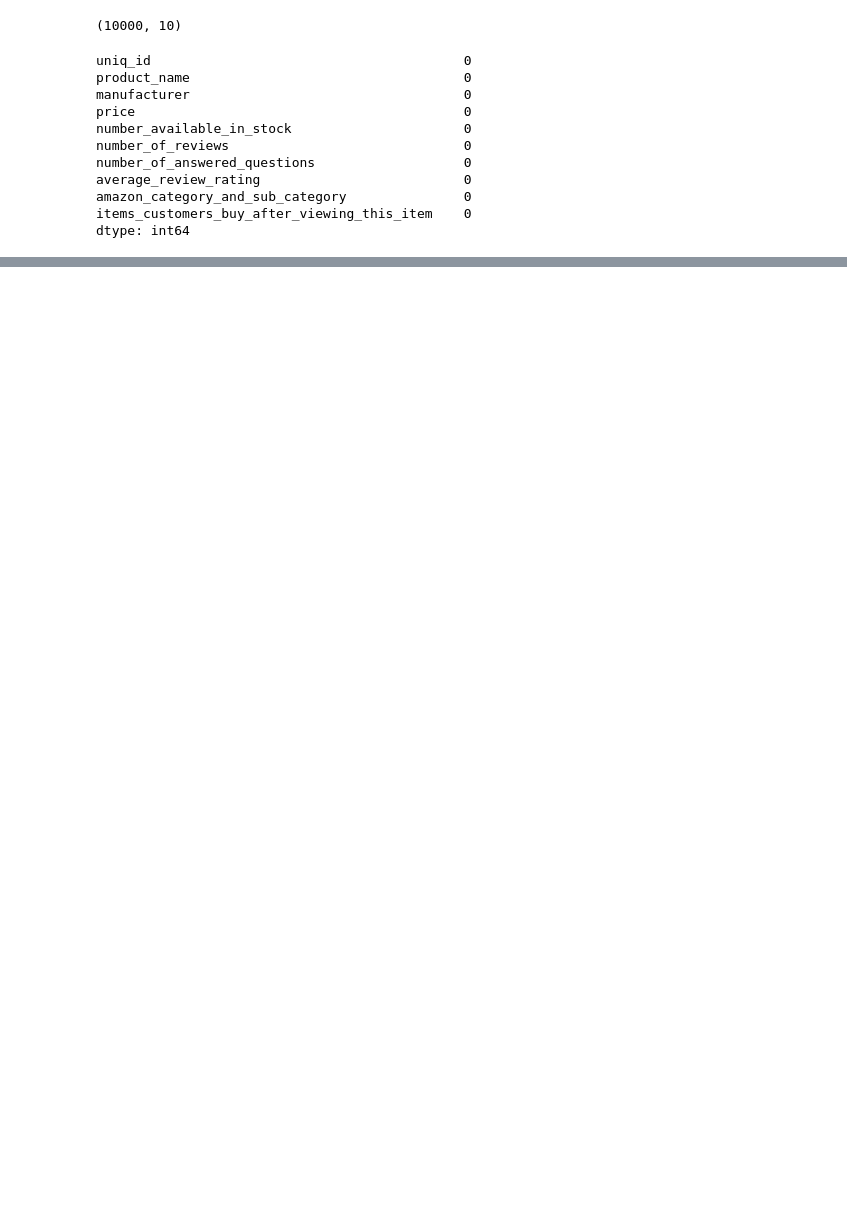
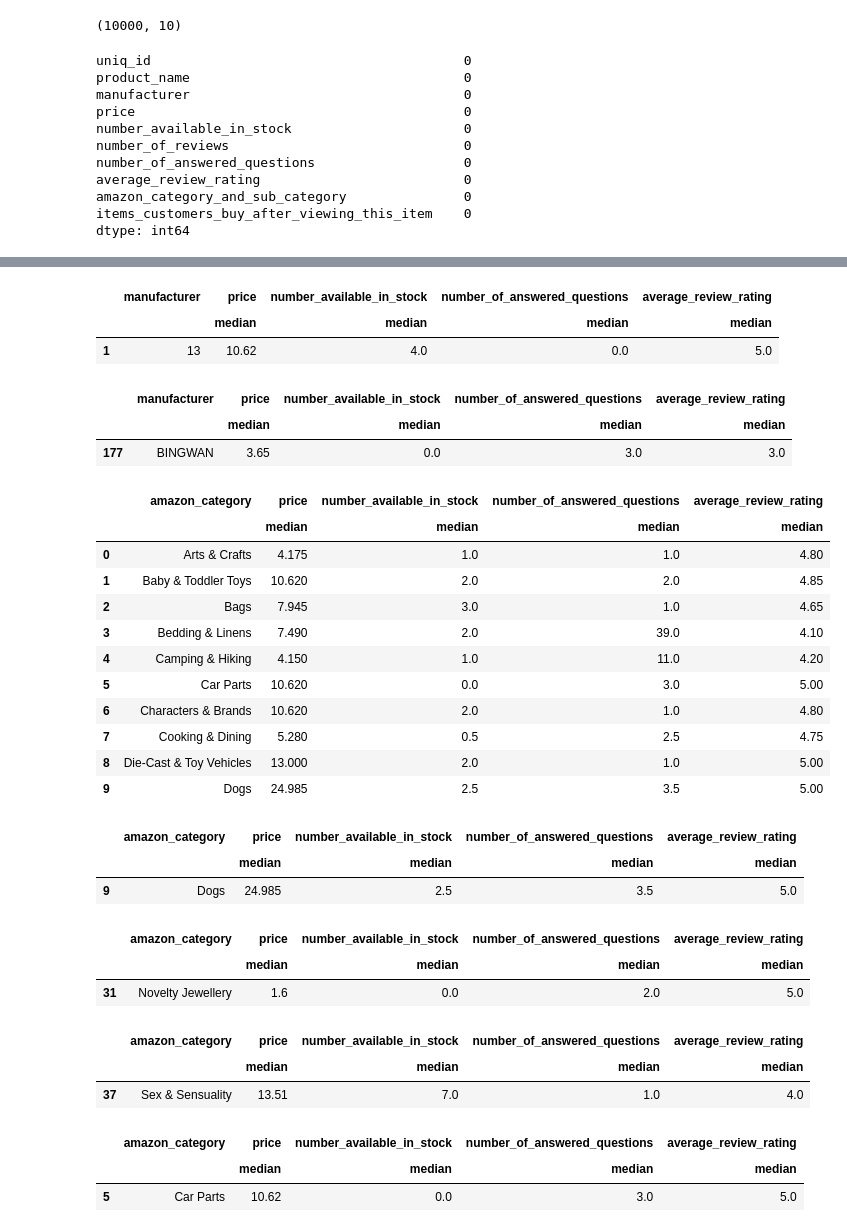
Before and after one commit to Shubham-B28/S4DS-Task, a Jupyter notebook: s4ds_task.ipynb, the cells around one changed output, grey strips where cells are left out. Cells and saved outputs as stored; diff of their text form; code cells hidden in the pictures; blank space fills up the shorter version.

```diff
--- a/s4ds_task.ipynb
+++ b/s4ds_task.ipynb
@@ -156,0 +188,53 @@ sns.relplot(data=df.head(50), x="total_bill", y="price", hue="manufacturer")
+# %%
+df2.loc[df2['average_review_rating'].idxmax()]
+# %% [output]
+|  | manufacturer | price | number_available_in_stock | number_of_answered_questions | average_review_rating |
+|  |  | median | median | median | median |
+| 1 | 13 | 10.62 | 4.0 | 0.0 | 5.0 |
+# %%
+df2.loc[df2['average_review_rating'].idxmin()]
+# %% [output]
+|  | manufacturer | price | number_available_in_stock | number_of_answered_questions | average_review_rating |
+|  |  | median | median | median | median |
+| 177 | BINGWAN | 3.65 | 0.0 | 3.0 | 3.0 |
+# %%
+#Creating a new dataframe having details related to specific category
+df4 = df.groupby(by='amazon_category').agg(['median']).reset_index()
+df4.head(10)
+# %% [output]
+|  | amazon_category | price | number_available_in_stock | number_of_answered_questions | average_review_rating |
+|  |  | median | median | median | median |
+| 0 | Arts & Crafts | 4.175 | 1.0 | 1.0 | 4.80 |
+| 1 | Baby & Toddler Toys | 10.620 | 2.0 | 2.0 | 4.85 |
+| 2 | Bags | 7.945 | 3.0 | 1.0 | 4.65 |
+| 3 | Bedding & Linens | 7.490 | 2.0 | 39.0 | 4.10 |
+| 4 | Camping & Hiking | 4.150 | 1.0 | 11.0 | 4.20 |
+| 5 | Car Parts | 10.620 | 0.0 | 3.0 | 5.00 |
+| 6 | Characters & Brands | 10.620 | 2.0 | 1.0 | 4.80 |
+| 7 | Cooking & Dining | 5.280 | 0.5 | 2.5 | 4.75 |
+| 8 | Die-Cast & Toy Vehicles | 13.000 | 2.0 | 1.0 | 5.00 |
+| 9 | Dogs | 24.985 | 2.5 | 3.5 | 5.00 |
+# %%
+df4.loc[df4['price'].idxmax()]
+# %% [output]
+|  | amazon_category | price | number_available_in_stock | number_of_answered_questions | average_review_rating |
+|  |  | median | median | median | median |
+| 9 | Dogs | 24.985 | 2.5 | 3.5 | 5.0 |
+# %%
+df4.loc[df4['price'].idxmin()]
+# %% [output]
+|  | amazon_category | price | number_available_in_stock | number_of_answered_questions | average_review_rating |
+|  |  | median | median | median | median |
+| 31 | Novelty Jewellery | 1.6 | 0.0 | 2.0 | 5.0 |
+# %%
+df4.loc[df4['number_available_in_stock'].idxmax()]
+# %% [output]
+|  | amazon_category | price | number_available_in_stock | number_of_answered_questions | average_review_rating |
+|  |  | median | median | median | median |
+| 37 | Sex & Sensuality | 13.51 | 7.0 | 1.0 | 4.0 |
+# %%
+df4.loc[df4['number_available_in_stock'].idxmin()]
+# %% [output]
+|  | amazon_category | price | number_available_in_stock | number_of_answered_questions | average_review_rating |
+|  |  | median | median | median | median |
+| 5 | Car Parts | 10.62 | 0.0 | 3.0 | 5.0 |
```
Also changed, not shown: parts of 30 cells of this notebook.
